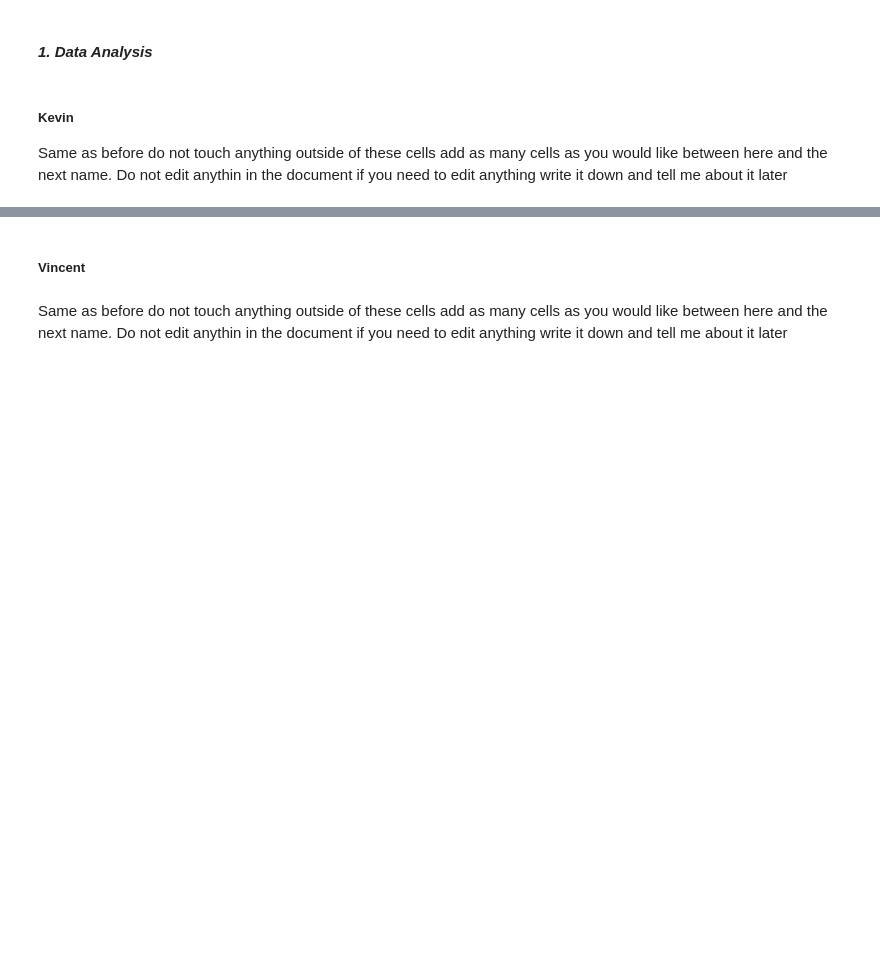
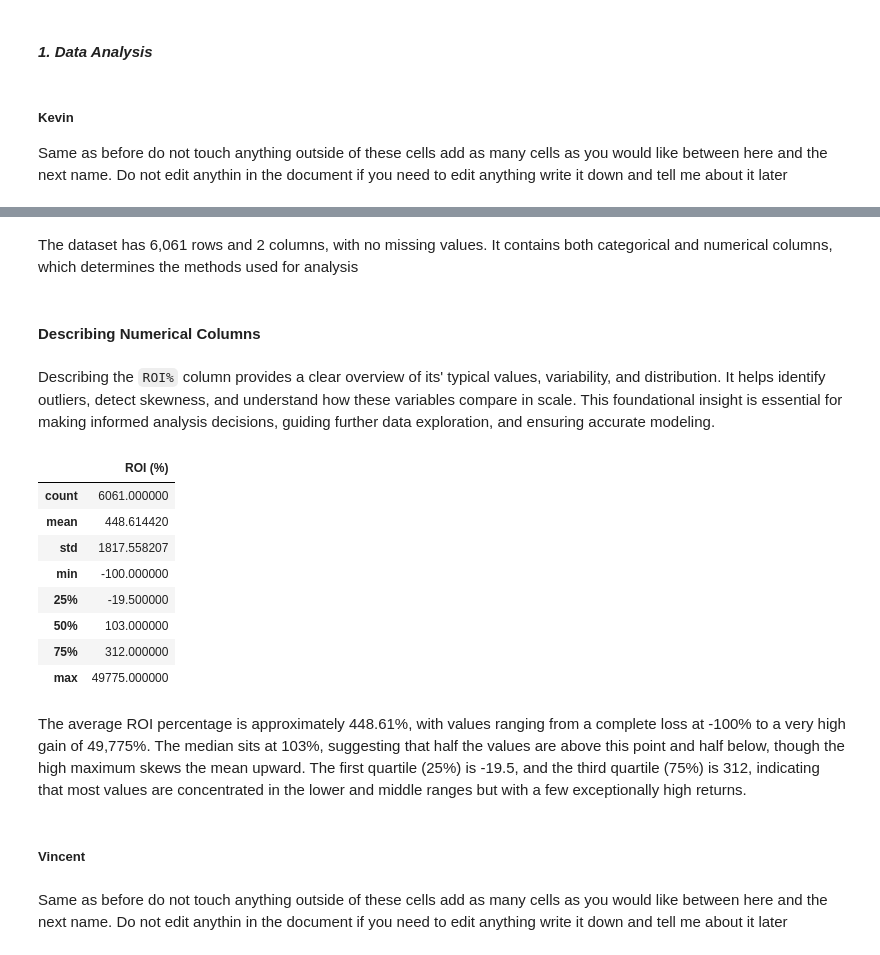
Before and after one commit to Tdoggie/phase-2-project, a Jupyter notebook: index.ipynb, the cells around one changed output, grey strips where cells are left out. Drawn from its saved outputs; the diff is of its cells as text; code cells hidden in the pictures; blank space fills up the shorter version.

Commit message:
summarize and describe merged df

```diff
--- a/index.ipynb
+++ b/index.ipynb
@@ -754,3 +779,24 @@ Same as before do not touch anything outside of these cells add as many cells as
+# %% [markdown]
+The dataset has 6,061 rows and 2 columns, with no missing values. It contains both categorical and numerical columns, which determines the methods used for analysis
+# %% [markdown]
+#### **Describing Numerical Columns**
+# %% [markdown]
+Describing the `ROI%` column provides a clear overview of its' typical values, variability, and distribution. It helps identify outliers, detect skewness, and understand how these variables compare in scale. This foundational insight is essential for making informed analysis decisions, guiding further data exploration, and ensuring accurate modeling.
+# %%
+## describing the cleaned dataframe
+rel_joined_df.describe()
+# %% [output]
+|  | ROI (%) |
+| count | 6061.000000 |
+| mean | 448.614420 |
+| std | 1817.558207 |
+| min | -100.000000 |
+| 25% | -19.500000 |
+| 50% | 103.000000 |
+| 75% | 312.000000 |
+| max | 49775.000000 |
+# %% [markdown]
+The average ROI percentage is approximately 448.61%, with values ranging from a complete loss at -100% to a very high gain of 49,775%. The median sits at 103%, suggesting that half the values are above this point and half below, though the high maximum skews the mean upward. The first quartile (25%) is -19.5, and the third quartile (75%) is 312, indicating that most values are concentrated in the lower and middle ranges but with a few exceptionally high returns.
 # %% [markdown]
 ##### Vincent
 # %% [markdown]
```
Also changed, not shown: parts of 7 cells of this notebook.
